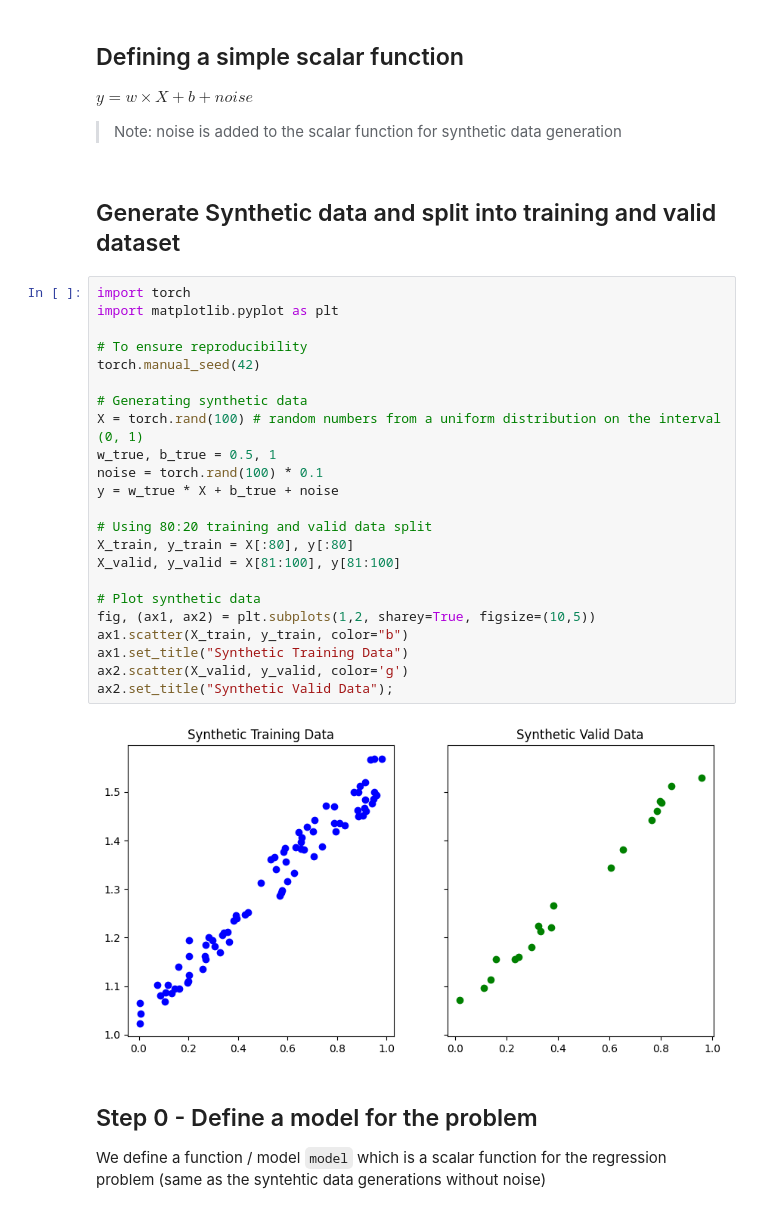
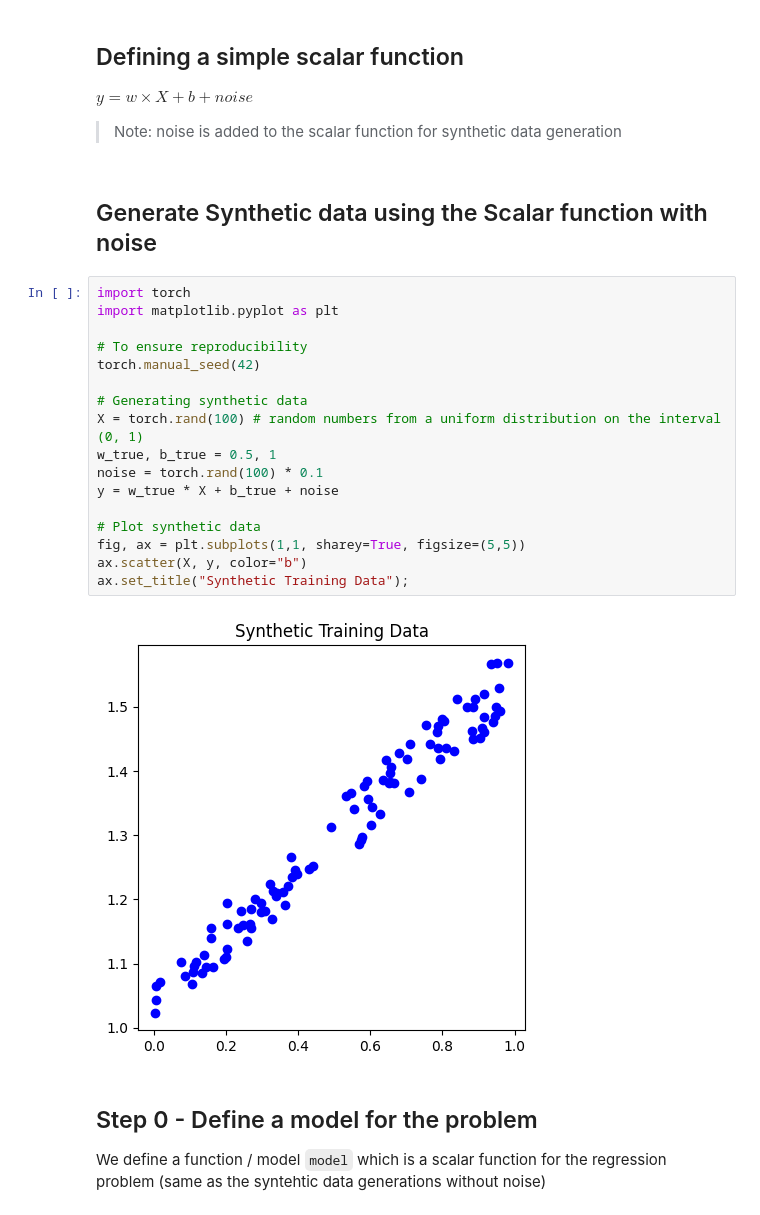
Before and after one commit to ronald-hk-chung/ssnotebook, a Jupyter notebook: basics_of_neural_network/understanding_stochastic_gradient_descent.ipynb, the cells around one changed output. Saved outputs shown, nothing was run; the diff lists cells and outputs as text.

```diff
--- a/basics_of_neural_network/understanding_stochastic_gradient_descent.ipynb
+++ b/basics_of_neural_network/understanding_stochastic_gradient_descent.ipynb
@@ -31,33 +31,27 @@ Reference:
 $y = w \times X + b + noise$
 
 > Note: noise is added to the scalar function for synthetic data generation
-# %% [markdown]
-## Generate Synthetic data and split into training and valid dataset
+# %% [markdown]
+## Generate Synthetic data using the Scalar function with noise
 # %%
 import torch
 import matplotlib.pyplot as plt
 
 # To ensure reproducibility
 torch.manual_seed(42)
 
 # Generating synthetic data
 X = torch.rand(100) # random numbers from a uniform distribution on the interval (0, 1)
 w_true, b_true = 0.5, 1
 noise = torch.rand(100) * 0.1
 y = w_true * X + b_true + noise
 
-# Using 80:20 training and valid data split
-X_train, y_train = X[:80], y[:80]
-X_valid, y_valid = X[81:100], y[81:100]
-
 # Plot synthetic data
-fig, (ax1, ax2) = plt.subplots(1,2, sharey=True, figsize=(10,5))
-ax1.scatter(X_train, y_train, color="b")
-ax1.set_title("Synthetic Training Data")
-ax2.scatter(X_valid, y_valid, color='g')
-ax2.set_title("Synthetic Valid Data");
+fig, ax = plt.subplots(1,1, sharey=True, figsize=(5,5))
+ax.scatter(X, y, color="b")
+ax.set_title("Synthetic Training Data");
 # %% [output]
-[figure, old version]
+[figure, new version]
 # %% [markdown]
 ## Step 0 - Define a model for the problem
 
```
Also changed, not shown: parts of 10 cells of this notebook.
